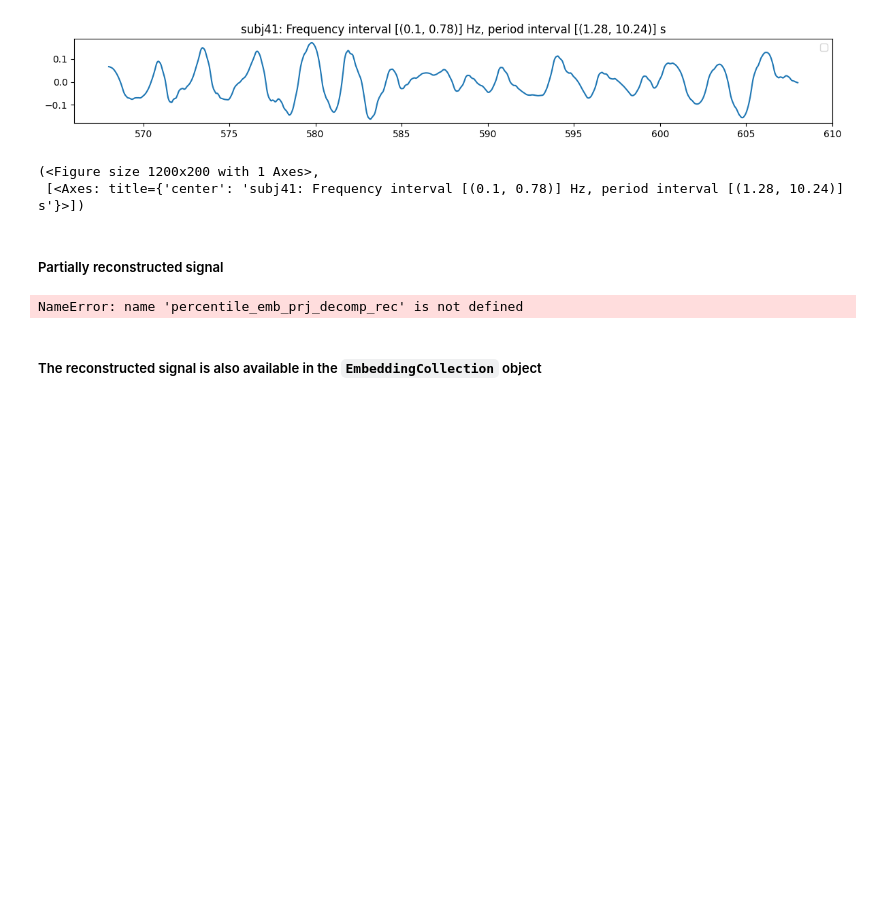
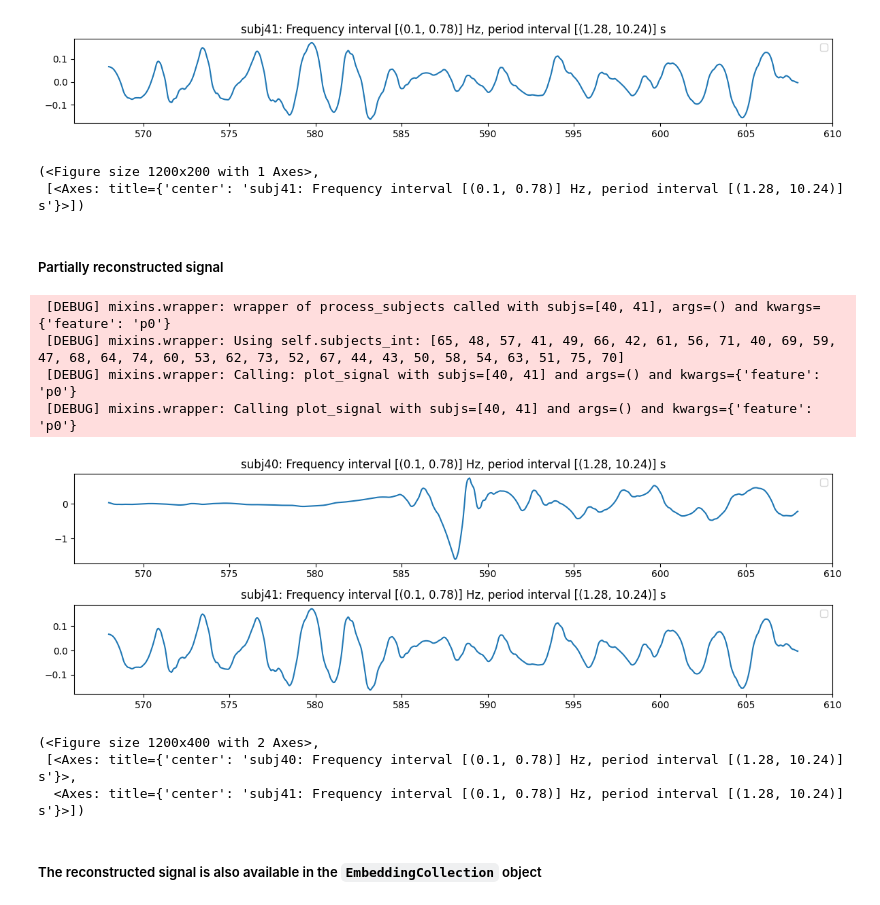
Before and after one commit to rdned/nbdev_fhemb, a Jupyter notebook: nbs/inspectRec_ex.ipynb, the cells around one changed output. Drawn from its saved outputs; the diff is of its cells as text; code cells hidden in the pictures; blank space fills up the shorter version.

```diff
--- a/nbs/inspectRec_ex.ipynb
+++ b/nbs/inspectRec_ex.ipynb
@@ -255,12 +251,19 @@ percentile_emb_prj_decomp_rec.plot_signal(
 # %%
 #| eval: false
 
 percentile_emb_prj_decomp_rec.plot_signal(
-    subj=[40, 41],    # subjects to plot the signals for
-    feature='p0'  # features, i.e., embedding components
+    subjs=[40, 41],    # subjects to plot the signals for
+    feature='p0'       # features, i.e., embedding components
 )
 # %% [output]
-NameError: name 'percentile_emb_prj_decomp_rec' is not defined
+ [DEBUG] mixins.wrapper: wrapper of process_subjects called with subjs=[40, 41], args=() and kwargs={'feature': 'p0'}
+ [DEBUG] mixins.wrapper: Using self.subjects_int: [65, 48, 57, 41, 49, 66, 42, 61, 56, 71, 40, 69, 59, 47, 68, 64, 74, 60, 53, 62, 73, 52, 67, 44, 43, 50, 58, 54, 63, 51, 75, 70]
+ [DEBUG] mixins.wrapper: Calling: plot_signal with subjs=[40, 41] and args=() and kwargs={'feature': 'p0'}
+ [DEBUG] mixins.wrapper: Calling plot_signal with subjs=[40, 41] and args=() and kwargs={'feature': 'p0'}
+[figure, added]
+(<Figure size 1200x400 with 2 Axes>,
+ [<Axes: title={'center': 'subj40: Frequency interval [(0.1, 0.78)] Hz, period interval [(1.28, 10.24)] s'}>,
+  <Axes: title={'center': 'subj41: Frequency interval [(0.1, 0.78)] Hz, period interval [(1.28, 10.24)] s'}>])
 # %% [markdown]
 ##### The reconstructed signal is also available in the `EmbeddingCollection` object
 # %%
```
Also changed, not shown: parts of 8 cells of this notebook, 18 other files.
